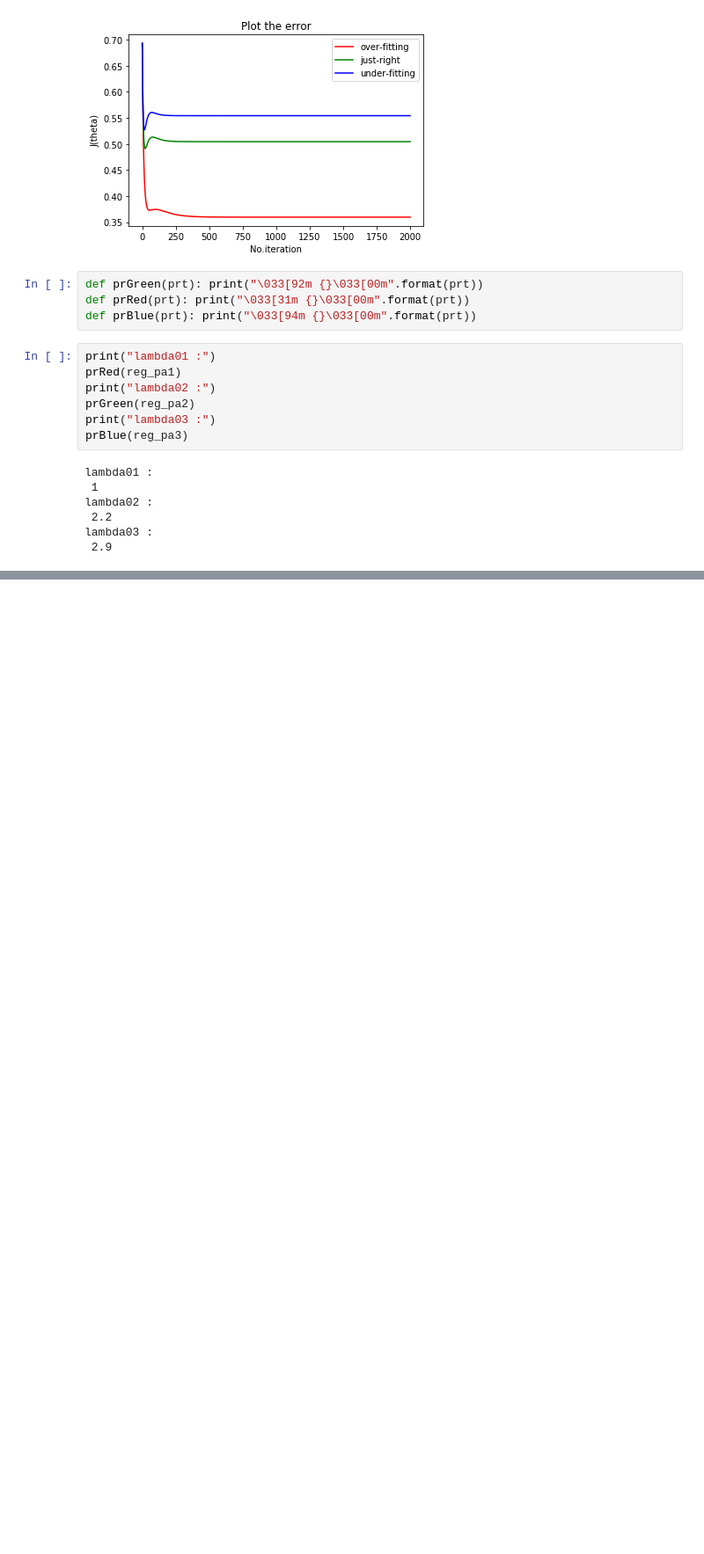
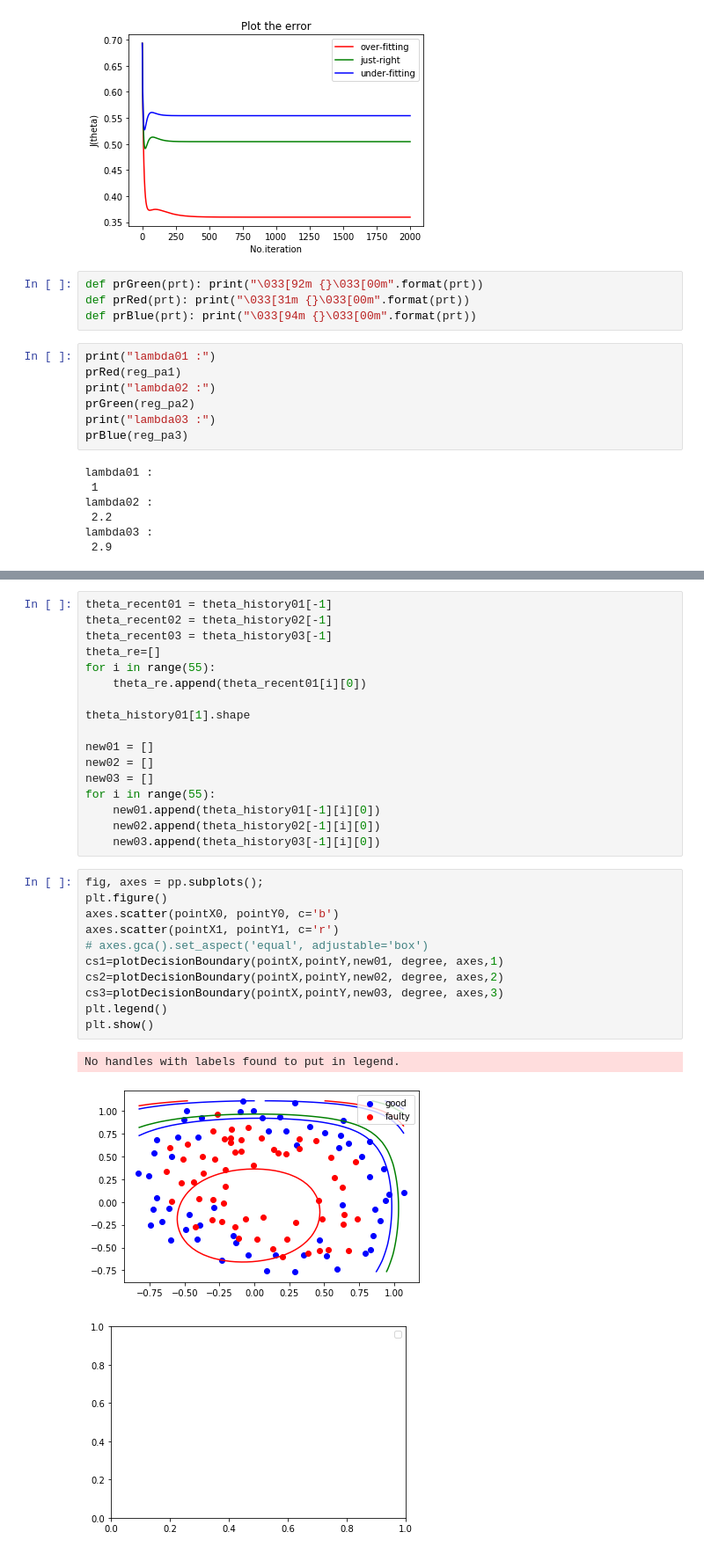
Before and after one commit to cheonginho/Machine-Learing, a Jupyter notebook: ML-assignment07.ipynb, the cells around one changed output, grey strips where cells are left out. Shown at 88% size. Saved outputs shown, nothing was run; the diff lists cells and outputs as text; blank space fills up the shorter version.

```diff
--- a/ML-assignment07.ipynb
+++ b/ML-assignment07.ipynb
@@ -141,0 +210,32 @@ lambda03 :
+# %%
+theta_recent01 = theta_history01[-1]
+theta_recent02 = theta_history02[-1]
+theta_recent03 = theta_history03[-1]
+theta_re=[]
+for i in range(55):
+    theta_re.append(theta_recent01[i][0])
+
+theta_history01[1].shape
+
+new01 = []
+new02 = []
+new03 = []
+for i in range(55):
+    new01.append(theta_history01[-1][i][0])
+    new02.append(theta_history02[-1][i][0])
+    new03.append(theta_history03[-1][i][0])
+# %%
+fig, axes = pp.subplots();
+plt.figure()
+axes.scatter(pointX0, pointY0, c='b')
+axes.scatter(pointX1, pointY1, c='r')
+# axes.gca().set_aspect('equal', adjustable='box')
+cs1=plotDecisionBoundary(pointX,pointY,new01, degree, axes,1)
+cs2=plotDecisionBoundary(pointX,pointY,new02, degree, axes,2)
+cs3=plotDecisionBoundary(pointX,pointY,new03, degree, axes,3)
+plt.legend()
+plt.show()
+# %% [output]
+No handles with labels found to put in legend.
+[figure, added]
+[figure, added]
```
Also changed, not shown: parts of 14 cells of this notebook.
